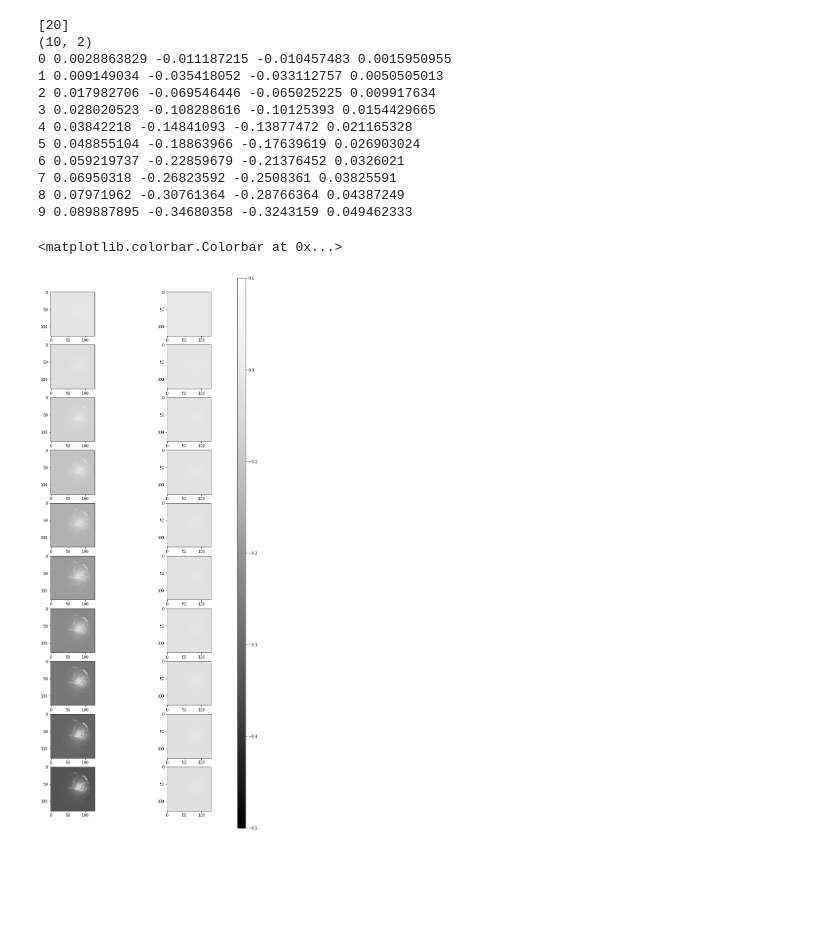
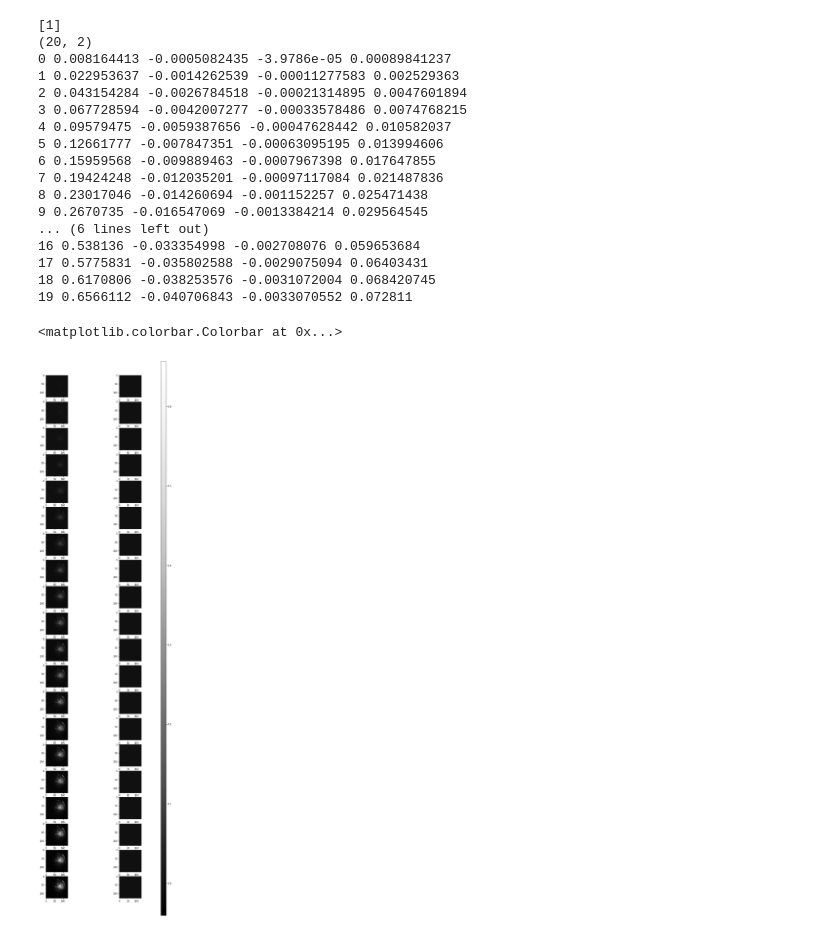
Before and after one commit to ATTPC/VAE-event-classification, a Jupyter notebook: notebooks/draw_model.ipynb, the cells around one changed output. Drawn from its saved outputs; the diff is of its cells as text; code cells hidden in the pictures; blank space fills up the shorter version.

```diff
--- a/notebooks/draw_model.ipynb
+++ b/notebooks/draw_model.ipynb
@@ -11,38 +11,45 @@ drawings.shape
 # %%
 T = drawings.shape[0]
 n_plots = 2
 which = np.random.randint(0, drawings.shape[1], (1,))
 ref = 1
 print(which)
+vmax = np.max(drawings[T-1][which[0]])
+vmin = np.min(drawings[T-1][which[0]])
 
-fig, ax = plt.subplots(nrows=T, ncols=n_plots, figsize=(10, 25) )
+fig, ax = plt.subplots(nrows=T, ncols=n_plots, figsize=(10, 40) )
 print(ax.shape)
 
 for t in range(T):
     ao = ax[t]
     w = which[0]
     normal = drawings[t][w].reshape((128, 128)) #- drawings[0][w].reshape((128, 128))
     delta = drawings[t][w].reshape((128, 128)) - drawings[t][ref].reshape((128, 128))
-    ao[0].imshow(normal, vmin=-0.5, vmax=0.1, cmap="Greys_r")
-    im = ao[1].imshow(delta, vmin=-0.5, vmax=0.1, cmap="Greys_r")
+    ao[0].imshow(normal, vmin=vmin, vmax=vmax, cmap="Greys_r")
+    im = ao[1].imshow(delta, vmin=vmin, vmax=vmax, cmap="Greys_r")
     print(t, np.max(normal), np.min(normal), np.average(normal), np.std(normal))
 
 cax = fig.add_axes([0.9, 0.1, 0.03, 0.8])
 fig.colorbar(im, cax=cax)
 # %% [output]
-[20]
-(10, 2)
-0 0.0028863829 -0.011187215 -0.010457483 0.0015950955
-1 0.009149034 -0.035418052 -0.033112757 0.0050505013
-2 0.017982706 -0.069546446 -0.065025225 0.009917634
-3 0.028020523 -0.108288616 -0.10125393 0.0154429665
-4 0.03842218 -0.14841093 -0.13877472 0.021165328
-5 0.048855104 -0.18863966 -0.17639619 0.026903024
-6 0.059219737 -0.22859679 -0.21376452 0.0326021
-7 0.06950318 -0.26823592 -0.2508361 0.03825591
-8 0.07971962 -0.30761364 -0.28766364 0.04387249
-9 0.089887895 -0.34680358 -0.3243159 0.049462333
+[1]
+(20, 2)
+0 0.008164413 -0.0005082435 -3.9786e-05 0.00089841237
+1 0.022953637 -0.0014262539 -0.00011277583 0.002529363
+2 0.043154284 -0.0026784518 -0.00021314895 0.0047601894
+3 0.067728594 -0.0042007277 -0.00033578486 0.0074768215
+4 0.09579475 -0.0059387656 -0.00047628442 0.010582037
+5 0.12661777 -0.007847351 -0.00063095195 0.013994606
+6 0.15959568 -0.009889463 -0.0007967398 0.017647855
+7 0.19424248 -0.012035201 -0.00097117084 0.021487836
+8 0.23017046 -0.014260694 -0.001152257 0.025471438
+9 0.2670735 -0.016547069 -0.0013384214 0.029564545
+... (6 lines left out)
+16 0.538136 -0.033354998 -0.002708076 0.059653684
+17 0.5775831 -0.035802588 -0.0029075094 0.06403431
+18 0.6170806 -0.038253576 -0.0031072004 0.068420745
+19 0.6566112 -0.040706843 -0.0033070552 0.072811
 <matplotlib.colorbar.Colorbar at 0x...>
-[figure, old version]
+[figure, new version]
 # %%
 finished = drawings[-1:,:,].reshape((100, 128, 128))
```
Also changed, not shown: parts of 3 cells of this notebook.
